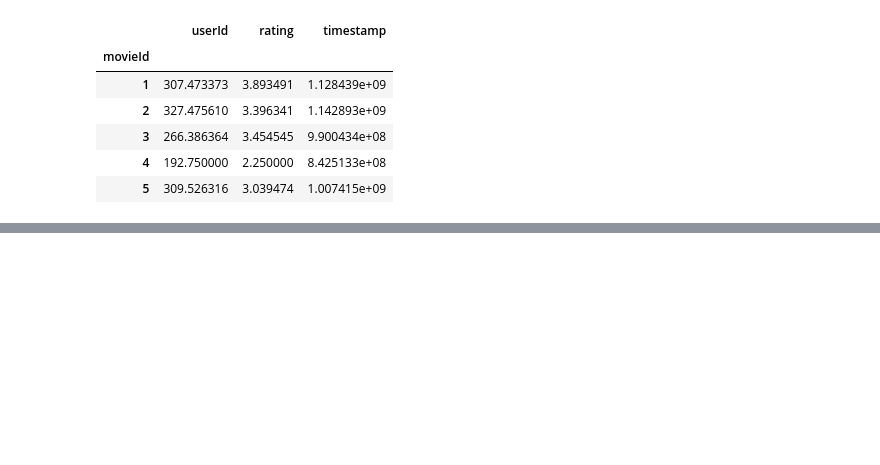
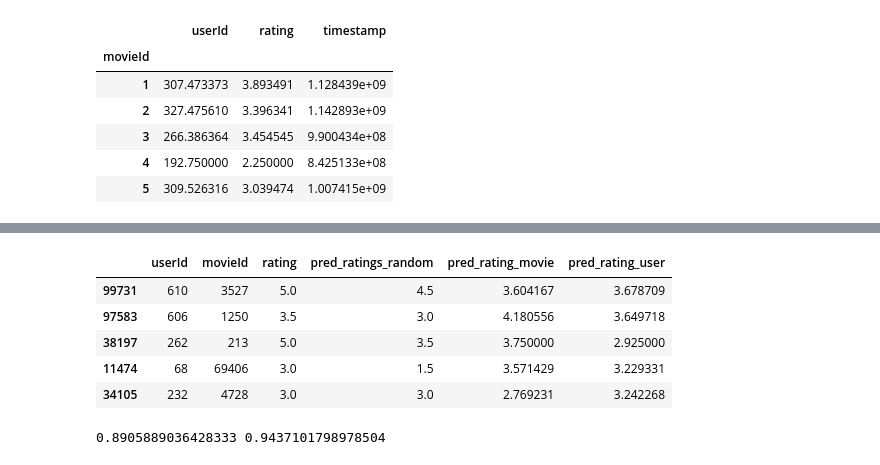
Before and after one commit to Vaycold/Vaycold, a Jupyter notebook: Recommend_Algorithm/간단한 추천시스템 만들기.ipynb, the cells around one changed output, grey strips where cells are left out. Saved outputs shown, nothing was run; the diff lists cells and outputs as text; code cells hidden in the pictures; blank space fills up the shorter version.

```diff
--- a/Recommend_Algorithm/간단한 추천시스템 만들기.ipynb
+++ b/Recommend_Algorithm/간단한 추천시스템 만들기.ipynb
@@ -423,0 +499,5 @@ print(rmse)
+# %%
+train_user_df = train_df.groupby('userId').mean()
+
+print(train_user_df.shape)
+print(train_user_df.head())
@@ -423,0 +513,21 @@ print(rmse)
+# %%
+test_df['pred_rating_user'] = test_df['userId'].apply(lambda x: avg(train_user_df, x))
+
+test_df.head()
+# %% [output]
+|  | userId | movieId | rating | pred_ratings_random | pred_rating_movie | pred_rating_user |
+| 99731 | 610 | 3527 | 5.0 | 4.5 | 3.604167 | 3.678709 |
+| 97583 | 606 | 1250 | 3.5 | 3.0 | 4.180556 | 3.649718 |
+| 38197 | 262 | 213 | 5.0 | 3.5 | 3.750000 | 2.925000 |
+| 11474 | 68 | 69406 | 3.0 | 1.5 | 3.571429 | 3.229331 |
+| 34105 | 232 | 4728 | 3.0 | 3.0 | 2.769231 | 3.242268 |
+# %%
+mse = mean_squared_error(y_true=test_df['rating'].values, y_pred=test_df['pred_rating_user'].values)
+rmse = np.sqrt(mse)
+
+print(mse, rmse)
+
+# 성능이 좋아졌음
+# 사람 기반으로 모델링을 하는 것이 효율이 더 좋게 나오는 것 같다.
+# %% [output]
+0.8905889036428333 0.9437101798978504
```
Also changed, not shown: parts of 13 cells of this notebook.
